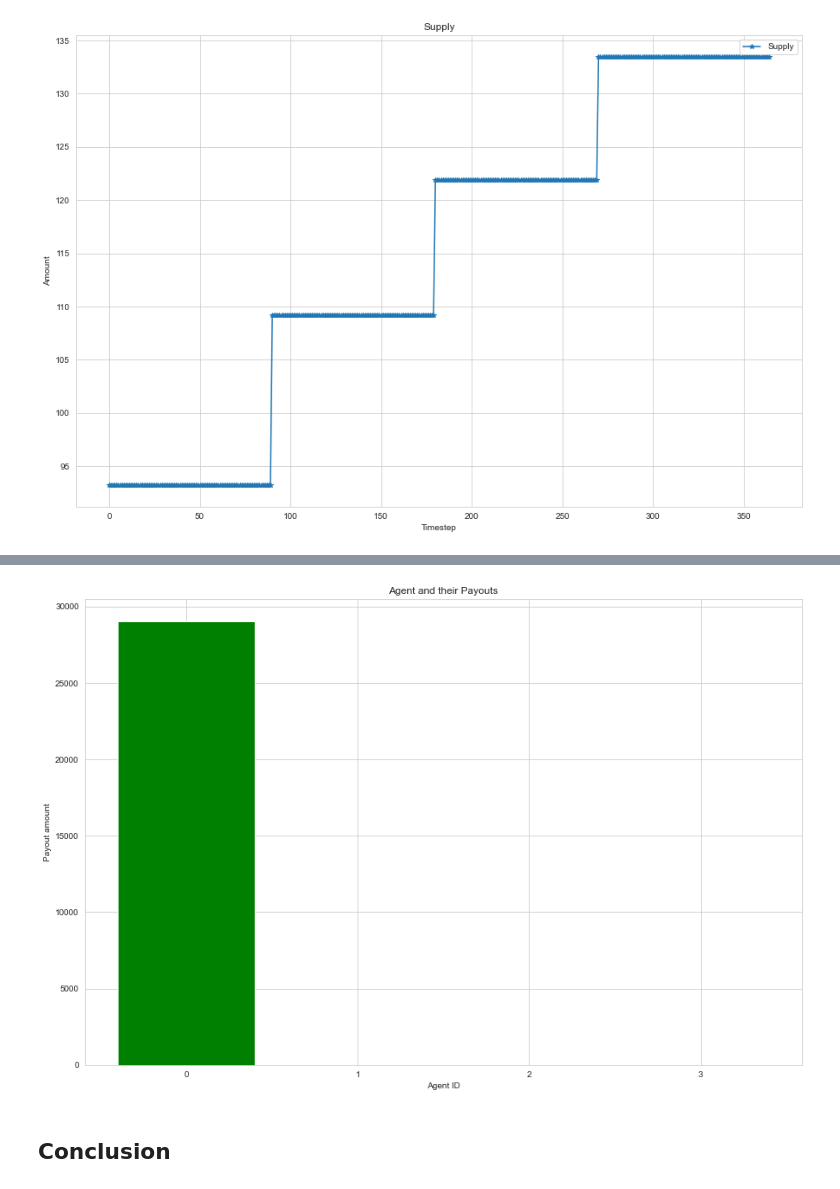
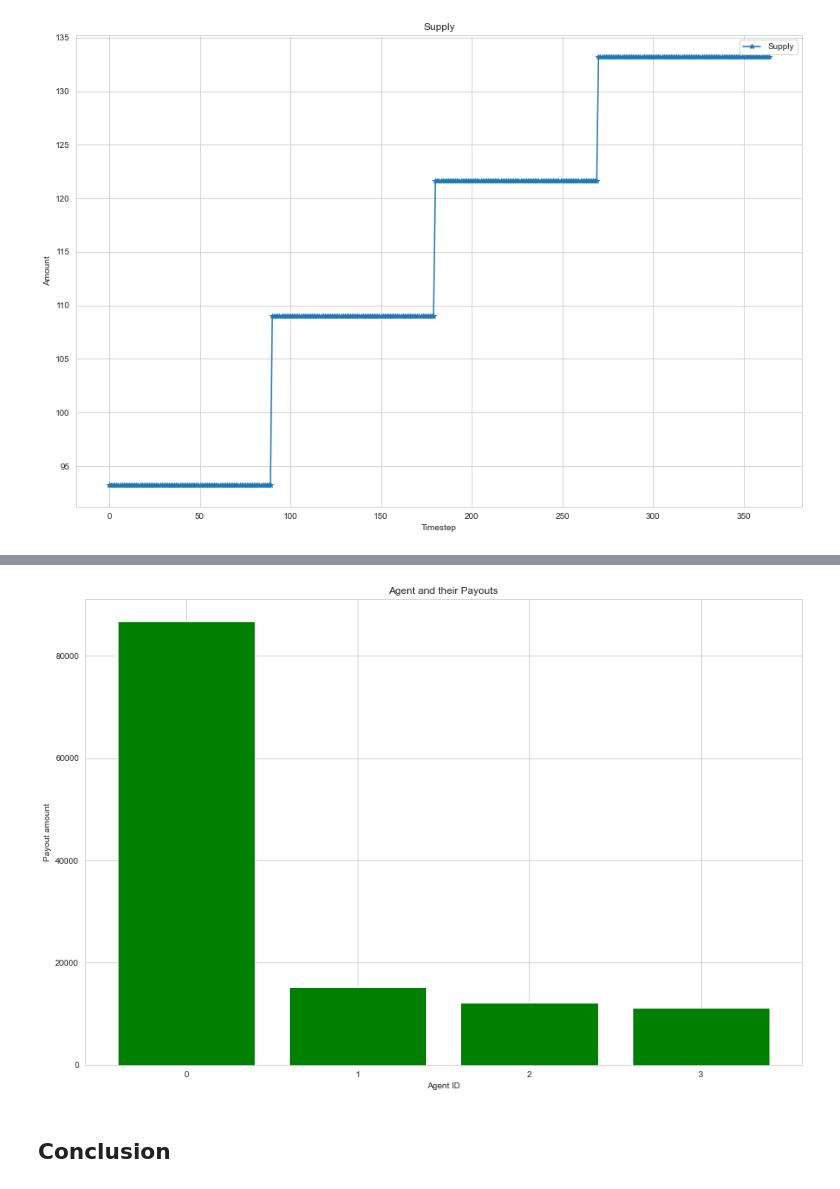
Before and after one commit to BlockScience/Risk-Adjusted-Bonding-Curves, a Jupyter notebook: Pilot/Chimple_Pilot.ipynb, the cells around one changed output, grey strips where cells are left out. Cells and saved outputs as stored; diff of their text form; code cells hidden in the pictures.

Commit message:
fixed bar plot

```diff
--- a/Pilot/Chimple_Pilot.ipynb
+++ b/Pilot/Chimple_Pilot.ipynb
@@ -350,7 +358,8 @@ price(experiments,'Price',len(New_Timesteps))
 # %%
-agent_payout(experiments,len(New_Timesteps))
+# agent_payout(experiments,len(New_Timesteps))
+agent_payout(experiments,1825)
 # %% [output]
-[figure, old version]
+[figure, new version]
 # %% [markdown]
 ## Conclusion
 # %% [markdown]
```
Also changed, not shown: parts of 6 cells of this notebook, 5 other files.
